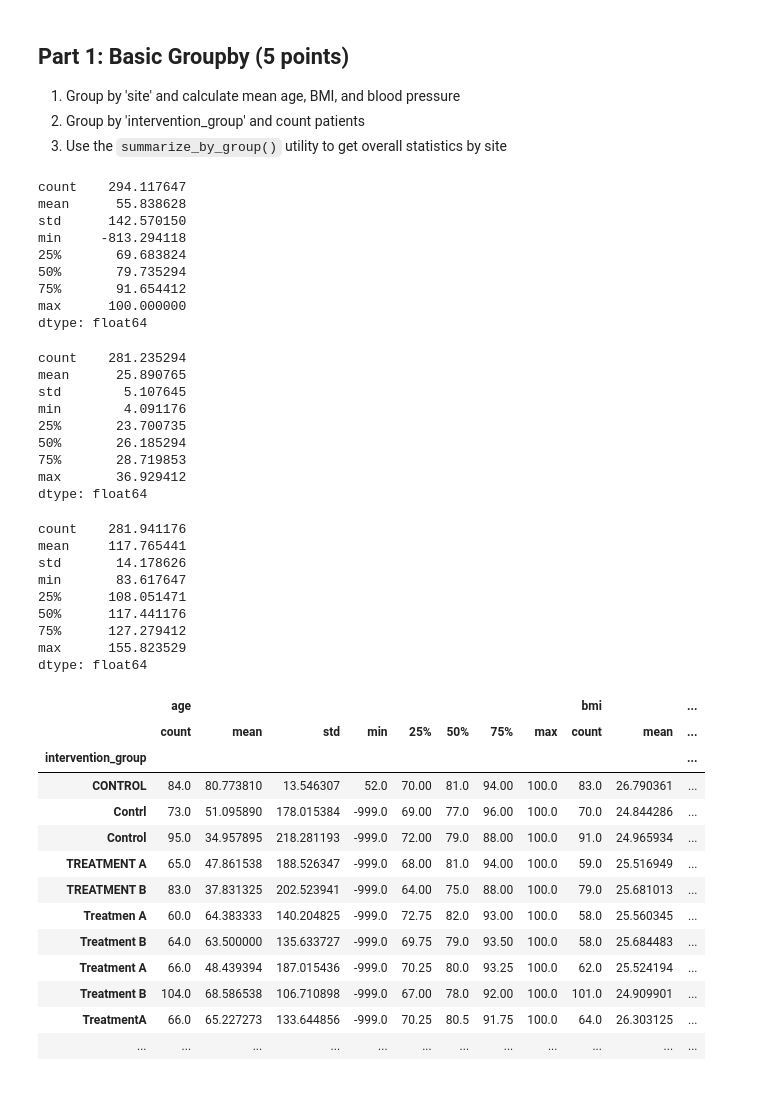
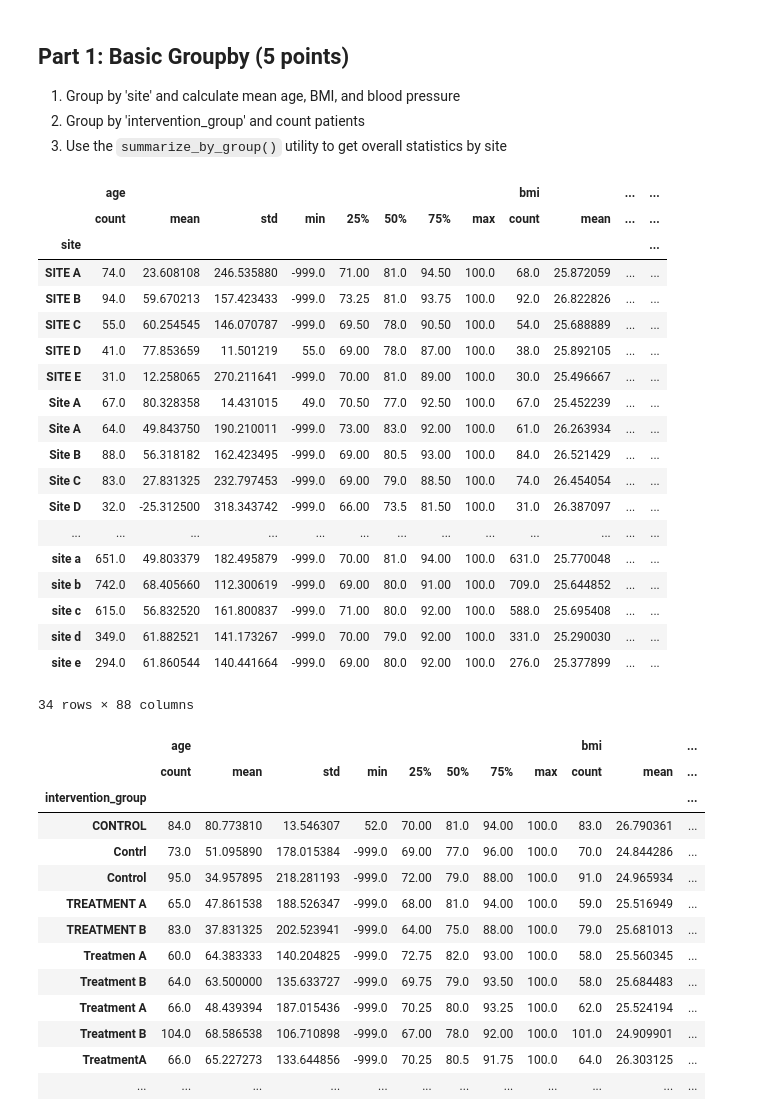
Before and after one commit to UCSF-DataSci/ds217-midterm-Dellaraam, a Jupyter notebook: q7_aggregation.nbconvert.ipynb, the cells around one changed output. Saved outputs shown, nothing was run; the diff lists cells and outputs as text; code cells hidden in the pictures; blank space fills up the shorter version.

```diff
--- a/q7_aggregation.nbconvert.ipynb
+++ b/q7_aggregation.nbconvert.ipynb
@@ -45,35 +45,28 @@ Loaded 10000 patients
 # %%
 # TODO: Group by site
 summary_site = summarize_by_group(df,'site')
-display(summary_site['age'].mean(),summary_site['bmi'].mean(),summary_site['systolic_bp'].mean())
+display(summary_site)
 # %% [output]
+|  | age |  |  |  |  |  |  |  | bmi |  | ... | ... |
+|  | count | mean | std | min | 25% | 50% | 75% | max | count | mean | ... | ... |
+| site |  |  |  |  |  |  |  |  |  |  |  | ... |
+| SITE A | 74.0 | 23.608108 | 246.535880 | -999.0 | 71.00 | 81.0 | 94.50 | 100.0 | 68.0 | 25.872059 | ... | ... |
+| SITE B | 94.0 | 59.670213 | 157.423433 | -999.0 | 73.25 | 81.0 | 93.75 | 100.0 | 92.0 | 26.822826 | ... | ... |
+| SITE C | 55.0 | 60.254545 | 146.070787 | -999.0 | 69.50 | 78.0 | 90.50 | 100.0 | 54.0 | 25.688889 | ... | ... |
+| SITE D | 41.0 | 77.853659 | 11.501219 | 55.0 | 69.00 | 78.0 | 87.00 | 100.0 | 38.0 | 25.892105 | ... | ... |
+| SITE E | 31.0 | 12.258065 | 270.211641 | -999.0 | 70.00 | 81.0 | 89.00 | 100.0 | 30.0 | 25.496667 | ... | ... |
+| Site A | 67.0 | 80.328358 | 14.431015 | 49.0 | 70.50 | 77.0 | 92.50 | 100.0 | 67.0 | 25.452239 | ... | ... |
+| Site A | 64.0 | 49.843750 | 190.210011 | -999.0 | 73.00 | 83.0 | 92.00 | 100.0 | 61.0 | 26.263934 | ... | ... |
+| Site B | 88.0 | 56.318182 | 162.423495 | -999.0 | 69.00 | 80.5 | 93.00 | 100.0 | 84.0 | 26.521429 | ... | ... |
+| Site C | 83.0 | 27.831325 | 232.797453 | -999.0 | 69.00 | 79.0 | 88.50 | 100.0 | 74.0 | 26.454054 | ... | ... |
+| Site D | 32.0 | -25.312500 | 318.343742 | -999.0 | 66.00 | 73.5 | 81.50 | 100.0 | 31.0 | 26.387097 | ... | ... |
+| ... | ... | ... | ... | ... | ... | ... | ... | ... | ... | ... | ... | ... |
+| site a | 651.0 | 49.803379 | 182.495879 | -999.0 | 70.00 | 81.0 | 94.00 | 100.0 | 631.0 | 25.770048 | ... | ... |
+| site b | 742.0 | 68.405660 | 112.300619 | -999.0 | 69.00 | 80.0 | 91.00 | 100.0 | 709.0 | 25.644852 | ... | ... |
+| site c | 615.0 | 56.832520 | 161.800837 | -999.0 | 71.00 | 80.0 | 92.00 | 100.0 | 588.0 | 25.695408 | ... | ... |
+| site d | 349.0 | 61.882521 | 141.173267 | -999.0 | 70.00 | 79.0 | 92.00 | 100.0 | 331.0 | 25.290030 | ... | ... |
+| site e | 294.0 | 61.860544 | 140.441664 | -999.0 | 69.00 | 80.0 | 92.00 | 100.0 | 276.0 | 25.377899 | ... | ... |
-count    294.117647
-mean      55.838628
-std      142.570150
-min     -813.294118
-25%       69.683824
-50%       79.735294
-75%       91.654412
-max      100.000000
-dtype: float64
+34 rows × 88 columns
-count    281.235294
-mean      25.890765
-std        5.107645
-min        4.091176
-25%       23.700735
-50%       26.185294
-75%       28.719853
-max       36.929412
-dtype: float64
-count    281.941176
-mean     117.765441
-std       14.178626
-min       83.617647
-25%      108.051471
-50%      117.441176
-75%      127.279412
-max      155.823529
-dtype: float64
 # %%
 # TODO: Count by intervention group
 summarize_by_group(df, 'intervention_group')
```
Also changed, not shown: parts of 4 cells of this notebook, 5 other files.
